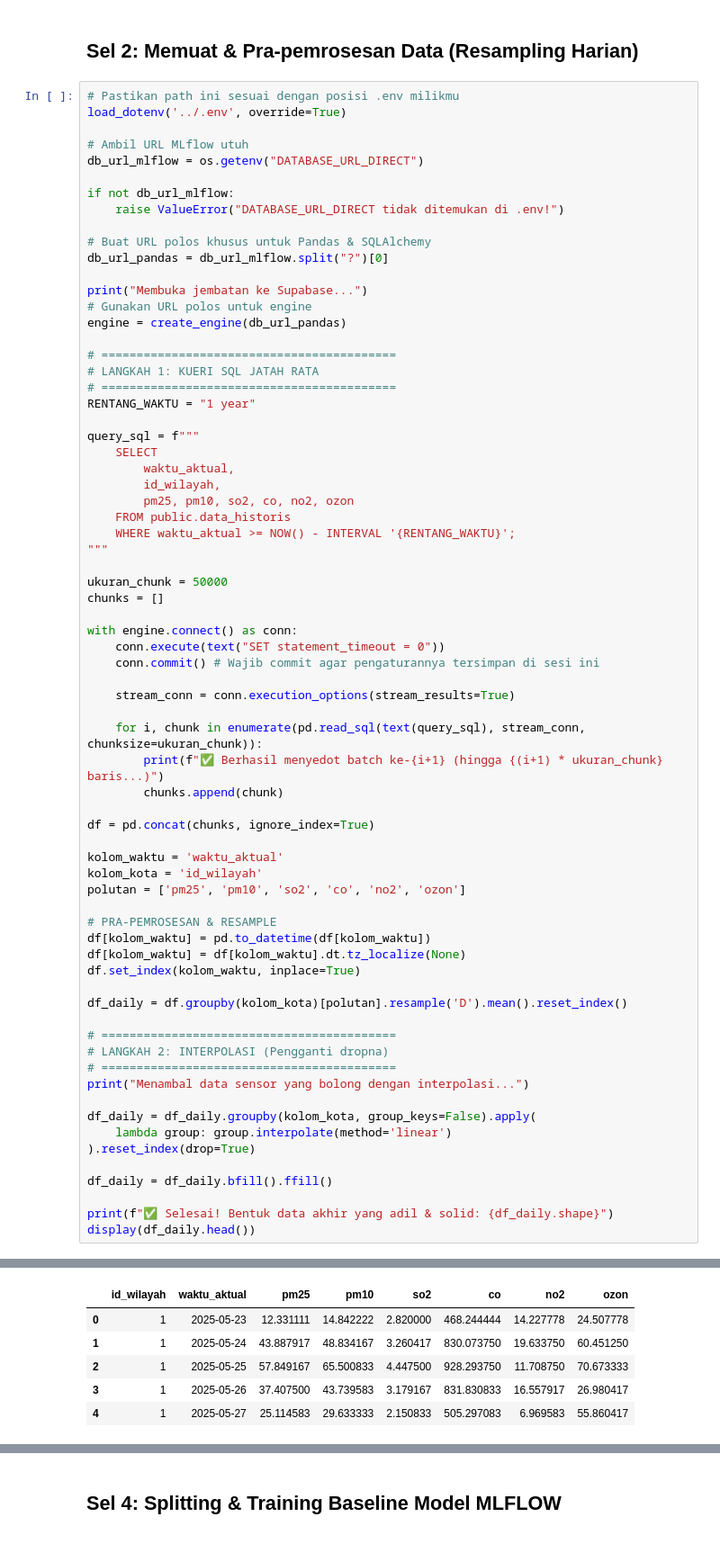
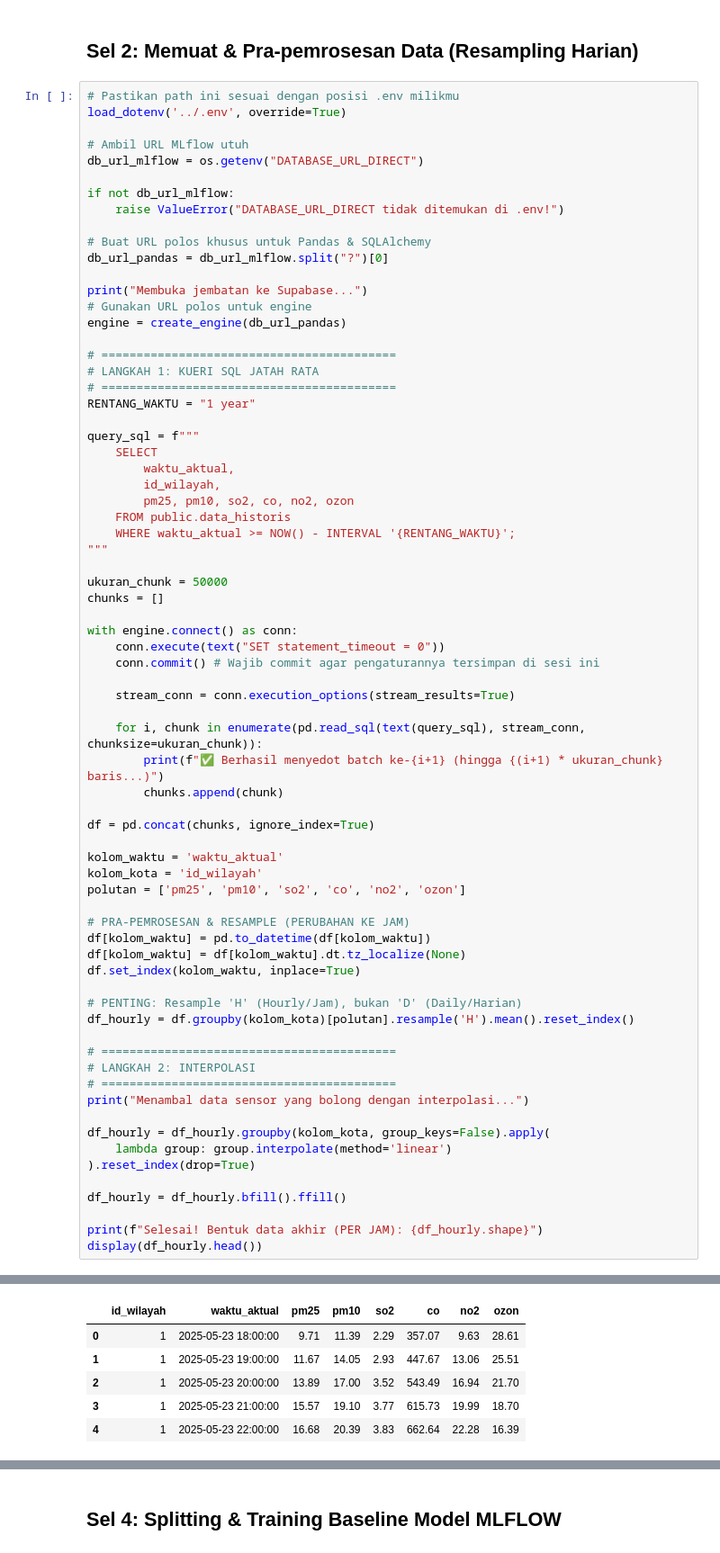
Before and after one commit to tegarkusuma12/Web-ISPU, a Jupyter notebook: data_training/model_training.ipynb, the cells around one changed output, grey strips where cells are left out. Shown at 90% size. Saved outputs shown, nothing was run; the diff lists cells and outputs as text.

```diff
--- a/data_training/model_training.ipynb
+++ b/data_training/model_training.ipynb
@@ -79,26 +79,27 @@ kolom_waktu = 'waktu_aktual'
 kolom_kota = 'id_wilayah'
 polutan = ['pm25', 'pm10', 'so2', 'co', 'no2', 'ozon']
 
-# PRA-PEMROSESAN & RESAMPLE
+# PRA-PEMROSESAN & RESAMPLE (PERUBAHAN KE JAM)
 df[kolom_waktu] = pd.to_datetime(df[kolom_waktu])
 df[kolom_waktu] = df[kolom_waktu].dt.tz_localize(None)
 df.set_index(kolom_waktu, inplace=True)
 
-df_daily = df.groupby(kolom_kota)[polutan].resample('D').mean().reset_index()
+# PENTING: Resample 'H' (Hourly/Jam), bukan 'D' (Daily/Harian)
+df_hourly = df.groupby(kolom_kota)[polutan].resample('H').mean().reset_index()
 
 # ==========================================
-# LANGKAH 2: INTERPOLASI (Pengganti dropna)
+# LANGKAH 2: INTERPOLASI
 # ==========================================
 print("Menambal data sensor yang bolong dengan interpolasi...")
 
-df_daily = df_daily.groupby(kolom_kota, group_keys=False).apply(
+df_hourly = df_hourly.groupby(kolom_kota, group_keys=False).apply(
     lambda group: group.interpolate(method='linear')
 ).reset_index(drop=True)
 
-df_daily = df_daily.bfill().ffill()
+df_hourly = df_hourly.bfill().ffill()
 
-print(f"✅ Selesai! Bentuk data akhir yang adil & solid: {df_daily.shape}")
-display(df_daily.head())
+print(f"Selesai! Bentuk data akhir (PER JAM): {df_hourly.shape}")
+display(df_hourly.head())
 # %% [output]
 Membuka jembatan ke Supabase...
 ✅ Berhasil menyedot batch ke-1 (hingga 50000 baris...)
@@ -113,7 +114,7 @@ Menambal data sensor yang bolong dengan interpolasi...
 |  | id_wilayah | waktu_aktual | pm25 | pm10 | so2 | co | no2 | ozon |
-| 0 | 1 | 2025-05-23 | 12.331111 | 14.842222 | 2.820000 | 468.244444 | 14.227778 | 24.507778 |
-| 1 | 1 | 2025-05-24 | 43.887917 | 48.834167 | 3.260417 | 830.073750 | 19.633750 | 60.451250 |
-| 2 | 1 | 2025-05-25 | 57.849167 | 65.500833 | 4.447500 | 928.293750 | 11.708750 | 70.673333 |
-| 3 | 1 | 2025-05-26 | 37.407500 | 43.739583 | 3.179167 | 831.830833 | 16.557917 | 26.980417 |
-| 4 | 1 | 2025-05-27 | 25.114583 | 29.633333 | 2.150833 | 505.297083 | 6.969583 | 55.860417 |
+| 0 | 1 | 2025-05-23 18:00:00 | 9.71 | 11.39 | 2.29 | 357.07 | 9.63 | 28.61 |
+| 1 | 1 | 2025-05-23 19:00:00 | 11.67 | 14.05 | 2.93 | 447.67 | 13.06 | 25.51 |
+| 2 | 1 | 2025-05-23 20:00:00 | 13.89 | 17.00 | 3.52 | 543.49 | 16.94 | 21.70 |
+| 3 | 1 | 2025-05-23 21:00:00 | 15.57 | 19.10 | 3.77 | 615.73 | 19.99 | 18.70 |
+| 4 | 1 | 2025-05-23 22:00:00 | 16.68 | 20.39 | 3.83 | 662.64 | 22.28 | 16.39 |
 # %% [markdown]
```
Also changed, not shown: parts of 12 cells of this notebook, 1 other file.
